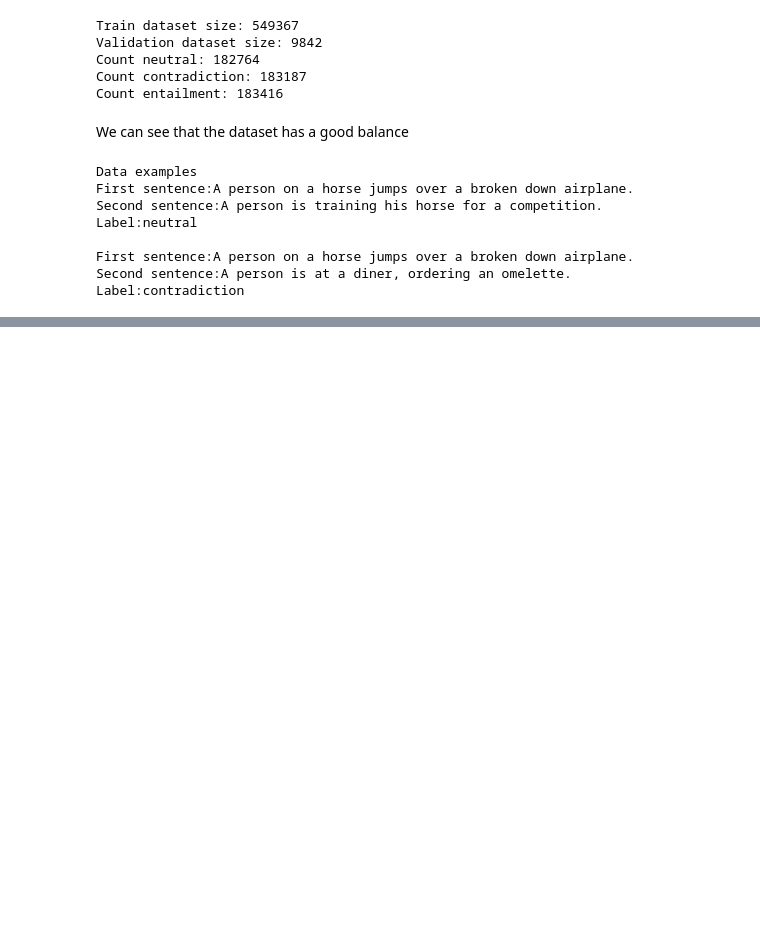
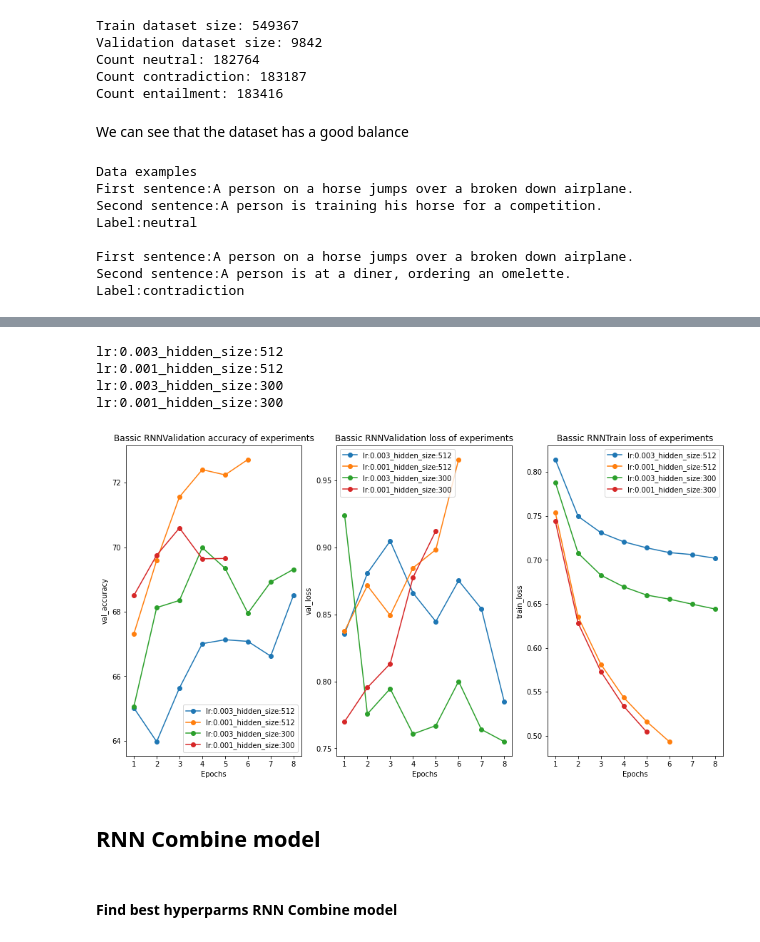
Before and after one commit to dgabsi/NLP_SLNI_PROJECT, a Jupyter notebook: SLNI_706project.ipynb, the cells around one changed output, grey strips where cells are left out. Saved outputs shown, nothing was run; the diff lists cells and outputs as text; code cells hidden in the pictures; blank space fills up the shorter version.

```diff
--- a/SLNI_706project.ipynb
+++ b/SLNI_706project.ipynb
@@ -150,2 +191,22 @@ utils.save_to_pickle(BasicRNN_results_pd, './saved_models/basic_rnn_results_df.p
+# %%
+
+#We will load the reuslts from a saved pickle file
+
+PICKLE_BASIC_RNN_SEARH_RESULTS='./saved_models/basic_rnn_search_results_df.pickle'
+
+
+rnn_basic_search_results=utils.load_from_pickle(PICKLE_BASIC_RNN_SEARH_RESULTS)
+# %%
+utils.plot_experiments(os.path.join(MODELS_DIR, 'Basic_rnn_hyperparams_search' + '.png'), rnn_basic_search_results, title='Bassic RNN')
+# %% [output]
+lr:0.003_hidden_size:512
+lr:0.001_hidden_size:512
+lr:0.003_hidden_size:300
+lr:0.001_hidden_size:300
+[figure, added]
+# %% [markdown]
+## RNN Combine model
+# %% [markdown]
+#### Find best hyperparms RNN Combine model
 # %%
 #This RNN configuration is constant
```
Also changed, not shown: parts of 83 cells of this notebook, 10 other files.
